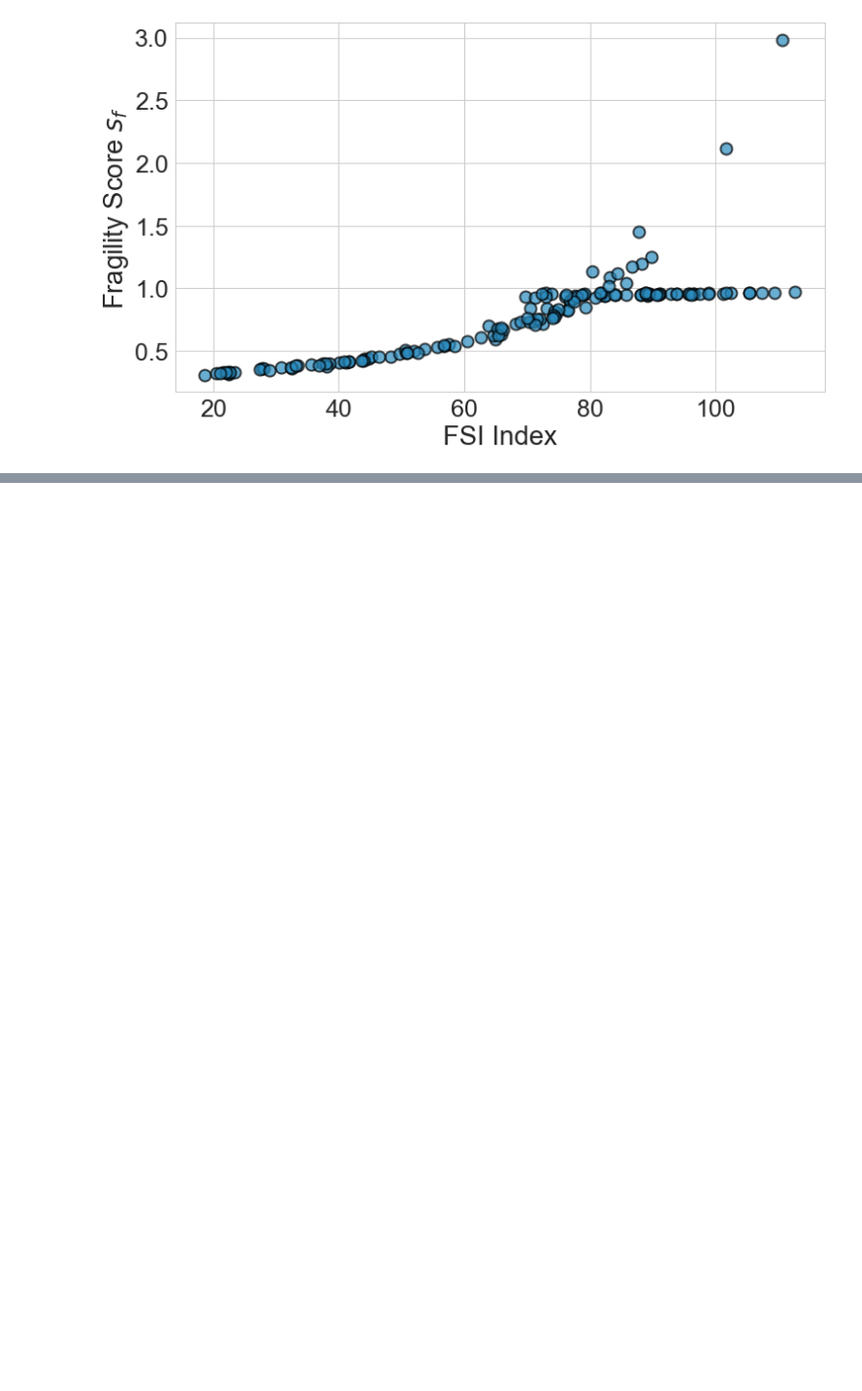
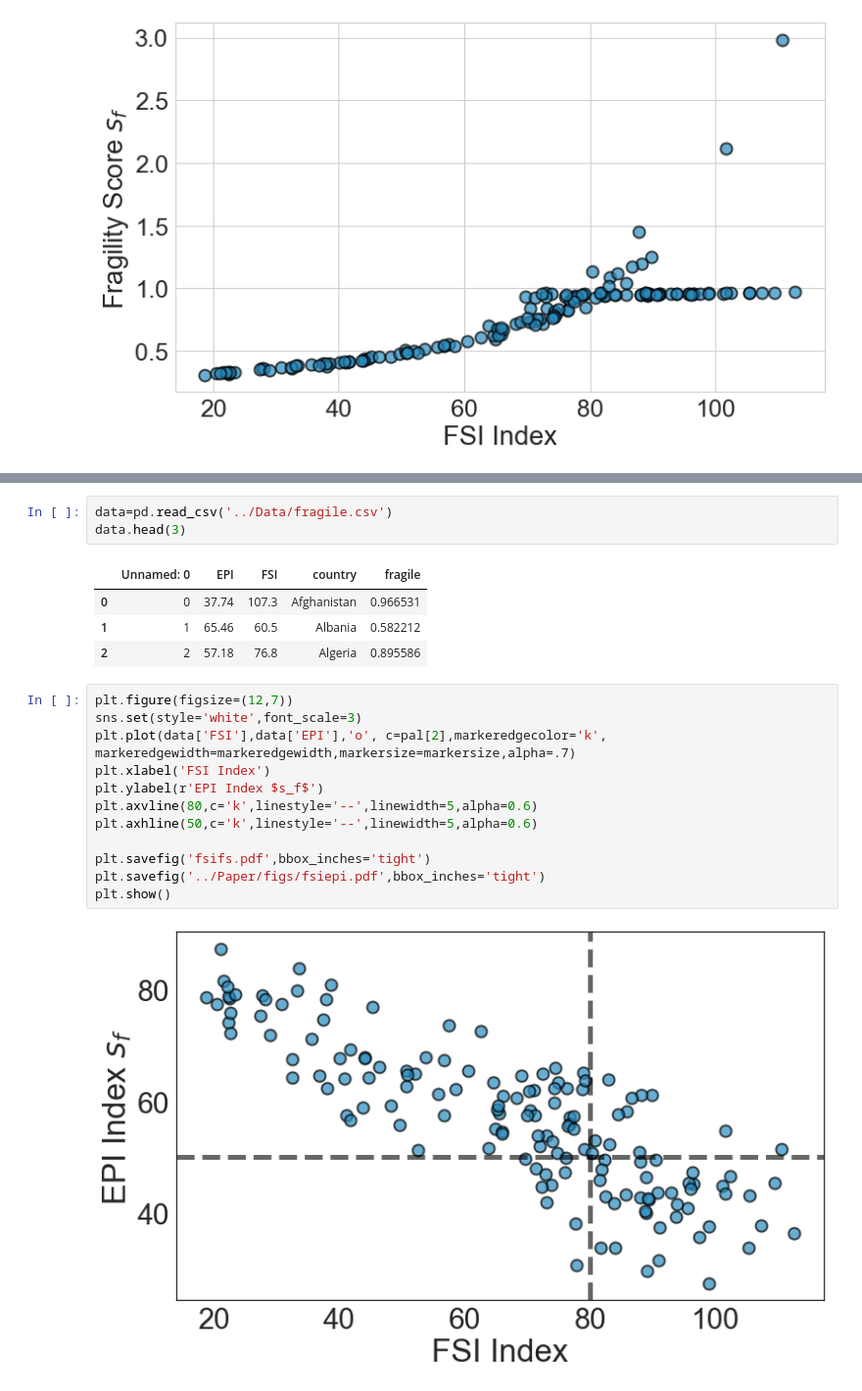
Before and after one commit to rhythmswing/ClimateFragility, a Jupyter notebook: Visual/Untitled.ipynb, the cells around one changed output, grey strips where cells are left out. Shown: that part at 98% size. Cells and saved outputs as stored; diff of their text form; blank space fills up the shorter version.

```diff
--- a/Visual/Untitled.ipynb
+++ b/Visual/Untitled.ipynb
@@ -113,0 +124,22 @@ plt.show()
+# %%
+data=pd.read_csv('../Data/fragile.csv')
+data.head(3)
+# %% [output]
+|  | Unnamed: 0 | EPI | FSI | country | fragile |
+| 0 | 0 | 37.74 | 107.3 | Afghanistan | 0.966531 |
+| 1 | 1 | 65.46 | 60.5 | Albania | 0.582212 |
+| 2 | 2 | 57.18 | 76.8 | Algeria | 0.895586 |
+# %%
+plt.figure(figsize=(12,7))
+sns.set(style='white',font_scale=3)
+plt.plot(data['FSI'],data['EPI'],'o', c=pal[2],markeredgecolor='k', markeredgewidth=markeredgewidth,markersize=markersize,alpha=.7)
+plt.xlabel('FSI Index')
+plt.ylabel(r'EPI Index $s_f$')
+plt.axvline(80,c='k',linestyle='--',linewidth=5,alpha=0.6)
+plt.axhline(50,c='k',linestyle='--',linewidth=5,alpha=0.6)
+
+plt.savefig('fsifs.pdf',bbox_inches='tight')
+plt.savefig('../Paper/figs/fsiepi.pdf',bbox_inches='tight')
+plt.show()
+# %% [output]
+[figure, added]
```
Also changed, not shown: parts of 1 cell of this notebook, 15 other files.
